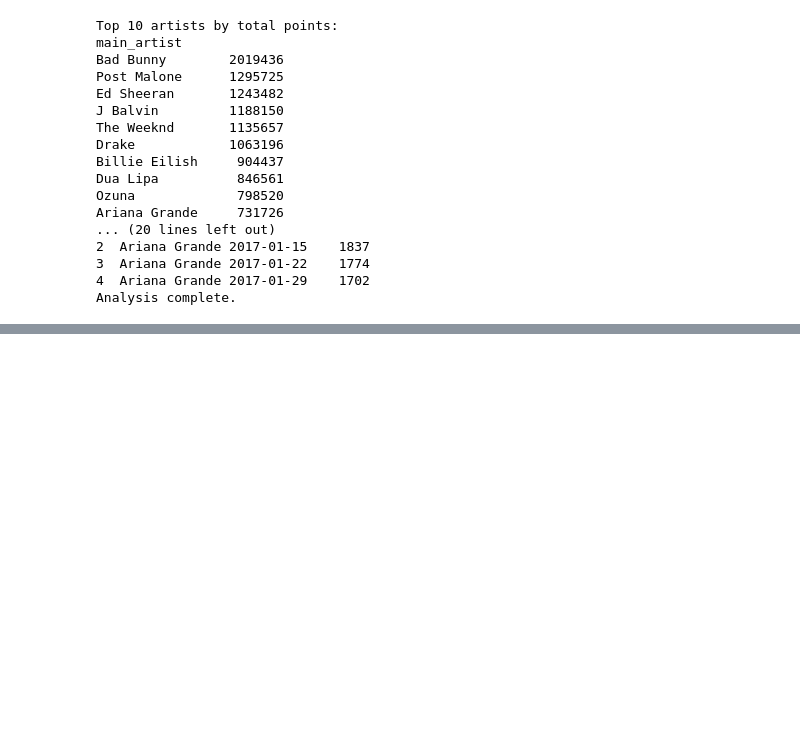
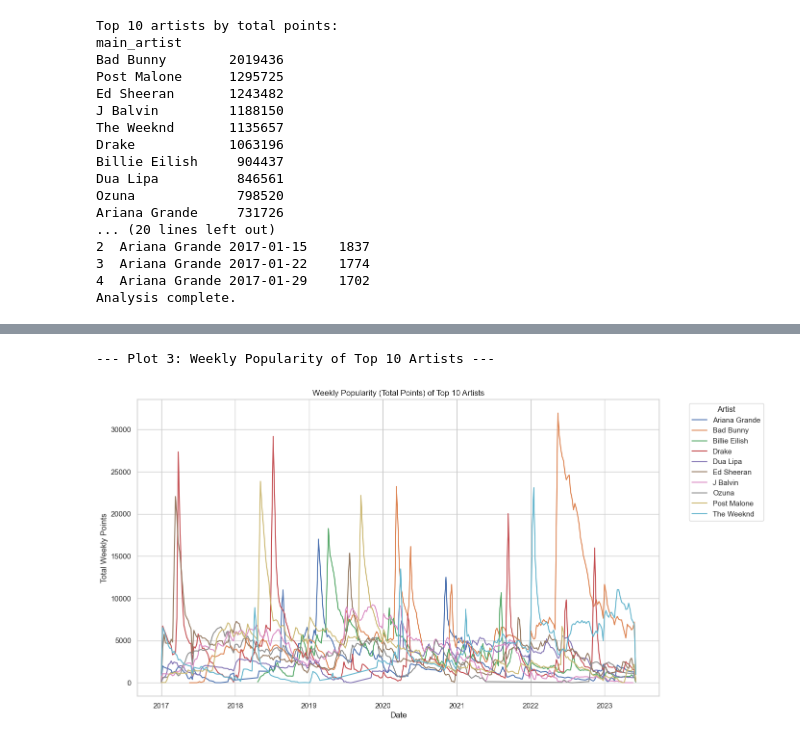
Before and after one commit to ra1425/music-trends-analyser, a Jupyter notebook: analyser.ipynb, the cells around one changed output, grey strips where cells are left out. Cells and saved outputs as stored; diff of their text form; code cells hidden in the pictures; blank space fills up the shorter version.

```diff
--- a/analyser.ipynb
+++ b/analyser.ipynb
@@ -190,0 +276,18 @@ Analysis complete.
+# %%
+# Weekly Popularity of Top 10 Artists
+print("\n--- Plot 3: Weekly Popularity of Top 10 Artists ---")
+
+plt.figure(figsize=(14, 8)) # Make this one even bigger
+ax = sns.lineplot(data=weekly_top10, x="date", y="points", hue="main_artist")
+
+plt.title("Weekly Popularity (Total Points) of Top 10 Artists")
+plt.ylabel("Total Weekly Points")
+plt.xlabel("Date")
+plt.legend(title="Artist", bbox_to_anchor=(1.05, 1), loc='upper left')
+
+# Save the plot
+plt.savefig("images/weekly_top10_artists.png", bbox_inches='tight')
+plt.show()
+# %% [output]
+--- Plot 3: Weekly Popularity of Top 10 Artists ---
+[figure, added]
```
Also changed, not shown: parts of 5 cells of this notebook.
